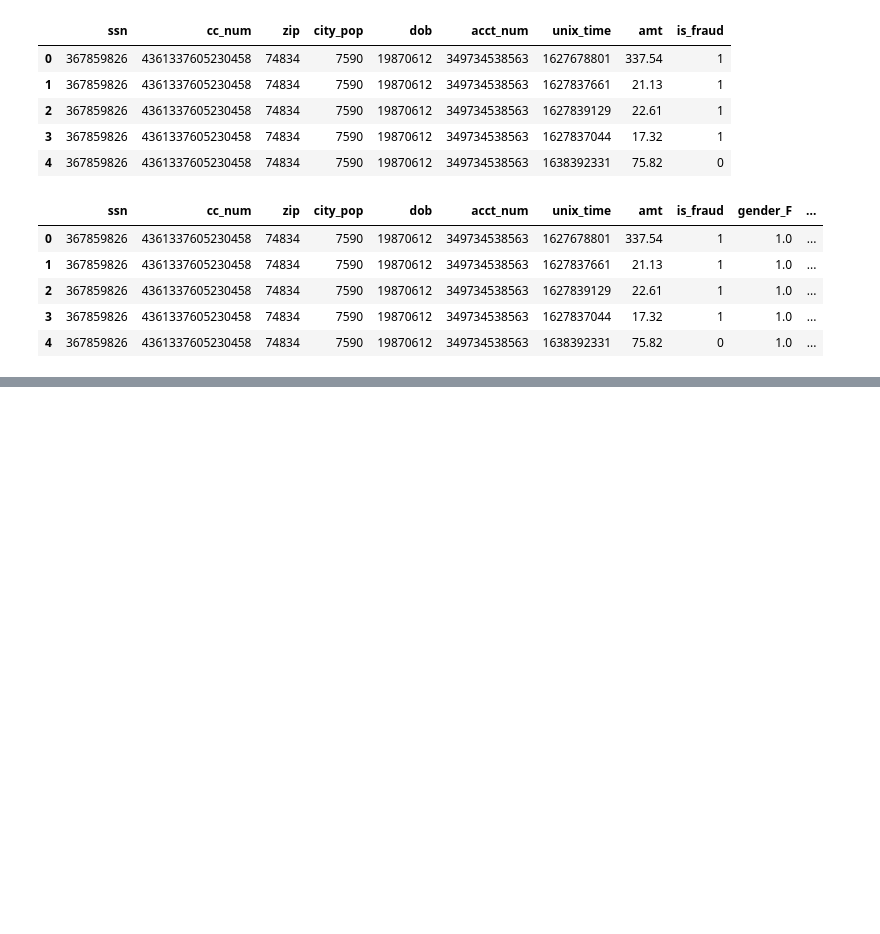
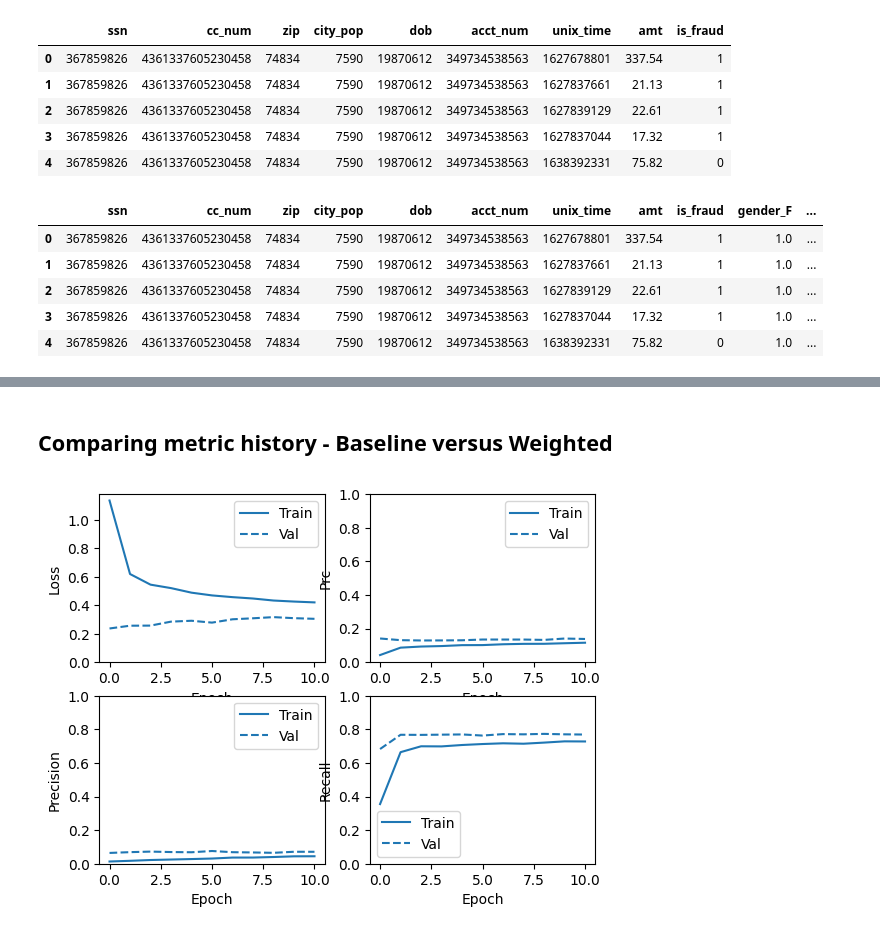
Before and after one commit to lro99/fraud_classification, a Jupyter notebook: Fraud.ipynb, the cells around one changed output, grey strips where cells are left out. Saved outputs shown, nothing was run; the diff lists cells and outputs as text; code cells hidden in the pictures; blank space fills up the shorter version.

```diff
--- a/Fraud.ipynb
+++ b/Fraud.ipynb
@@ -296,0 +410,8 @@ with open(file_path, "wb") as f:
+# %%
+weight_for_0 = (1 / neg) * (total / 2.0)
+weight_for_1 = (1 / pos) * (total / 2.0)
+
+class_weight = {0: weight_for_0, 1: weight_for_1}
+
+print('Weight for class 0: {:.2f}'.format(weight_for_0))
+print('Weight for class 1: {:.2f}'.format(weight_for_1))
@@ -296,0 +423,13 @@ with open(file_path, "wb") as f:
+# %%
+weighted_model = make_model()
+weighted_model.load_weights(initial_weights)
+
+weighted_history = weighted_model.fit(
+    train_features,
+    train_labels,
+    batch_size=BATCH_SIZE,
+    epochs=EPOCHS,
+    callbacks=[early_stopping()],
+    validation_data=(val_features, val_labels),
+    # The class weights go here
+    class_weight=class_weight)
@@ -296,0 +454,25 @@ with open(file_path, "wb") as f:
+# %%
+def plot_metrics(history):
+  metrics = ['loss', 'prc', 'precision', 'recall']
+  for n, metric in enumerate(metrics):
+    name = metric.replace("_"," ").capitalize()
+    plt.subplot(2,2,n+1)
+    plt.plot(history.epoch, history.history[metric], color=colors[0], label='Train')
+    plt.plot(history.epoch, history.history['val_'+metric],
+             color=colors[0], linestyle="--", label='Val')
+    plt.xlabel('Epoch')
+    plt.ylabel(name)
+    if metric == 'loss':
+      plt.ylim([0, plt.ylim()[1]])
+    elif metric == 'auc':
+      plt.ylim([0.8,1])
+    else:
+      plt.ylim([0,1])
+
+    plt.legend()
+# %% [markdown]
+## Comparing metric history - Baseline versus Weighted
+# %%
+plot_metrics(weighted_history)
+# %% [output]
+[figure, added]
```
Also changed, not shown: parts of 46 cells of this notebook.
